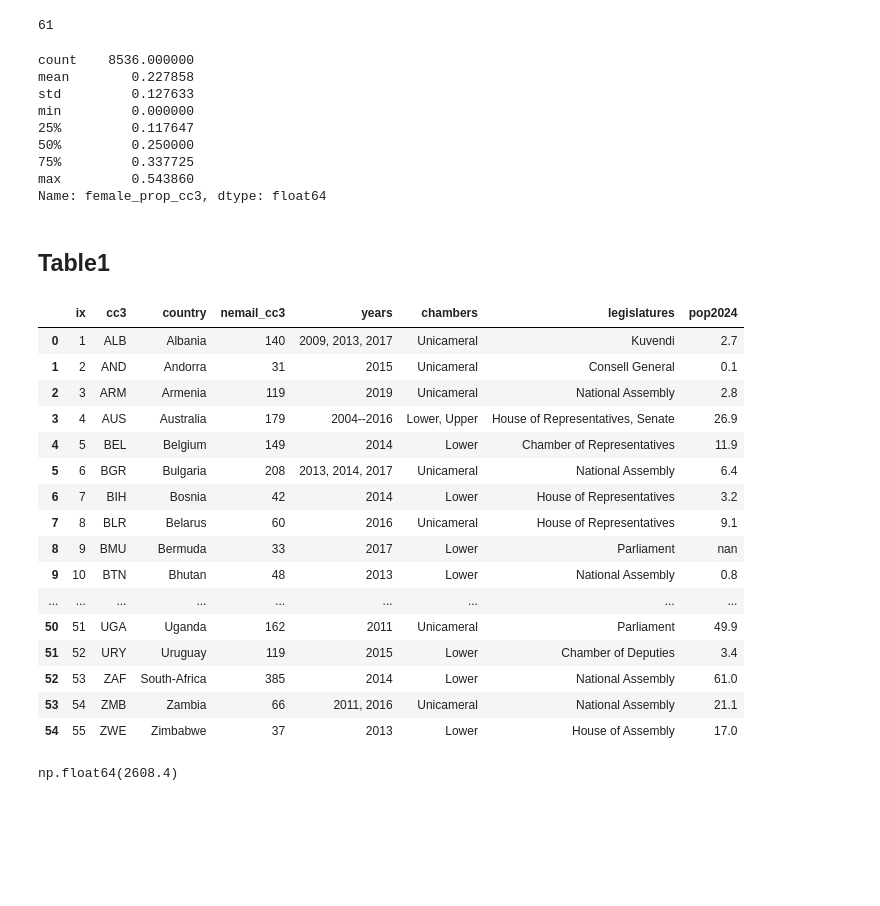
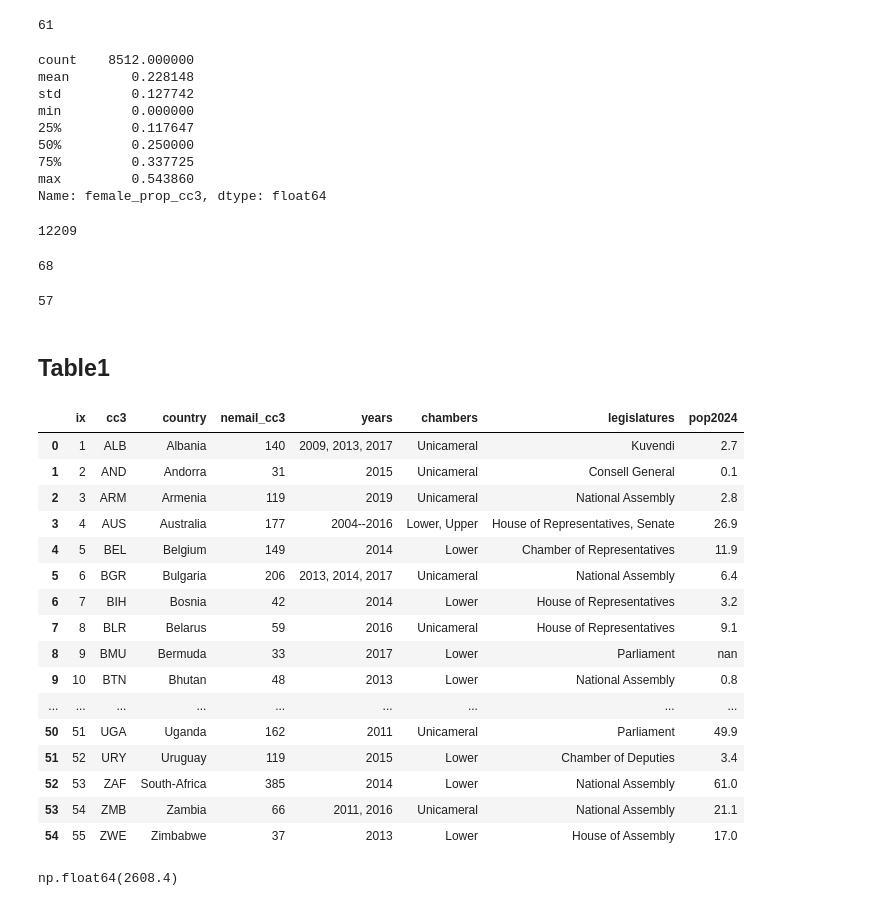
Before and after one commit to themains/pwned_pols, a Jupyter notebook: scripts/06_everypol_summ.ipynb, the cells around one changed output. Drawn from its saved outputs; the diff is of its cells as text; code cells hidden in the pictures; blank space fills up the shorter version.

```diff
--- a/scripts/06_everypol_summ.ipynb
+++ b/scripts/06_everypol_summ.ipynb
@@ -210,56 +273,74 @@ df.groupby(["cc3", "legislature"]).ngroups
 # %% [output]
 61
 # %%
-df["female_prop_cc3"].describe()
+df_ep_emails["female_prop_cc3"].describe()
 # %% [output]
-count    8536.000000
-mean        0.227858
-std         0.127633
+count    8512.000000
+mean        0.228148
+std         0.127742
 min         0.000000
 25%         0.117647
 50%         0.250000
 75%         0.337725
 max         0.543860
 Name: female_prop_cc3, dtype: float64
+# %%
+# total
+df_scraped_emails["email"].nunique() + df_ep_emails["email"].nunique()
+# %% [output]
+12209
+# %%
+# minus denmark and IND LS common
+(
+    df_ep_emails.groupby(["cc3", "legislature"]).ngroups
+    + df_scraped_emails.groupby(["cc3", "legislature"]).ngroups
+    - 2
+)
+# %% [output]
+68
+# %%
+df_ep_emails["cc3"].nunique() + df_scraped_emails["cc3"].nunique() - 2
+# %% [output]
+57
 # %% [markdown]
 ## Table1
 # %%
 df_tab1 = (
-    df.drop_duplicates(["cc3"], ignore_index=True)
+    df_ep_emails.drop_duplicates(["cc3"], ignore_index=True)
     #     .filter(["cc3", "country", "nemail_cc3", "female_prop_cc3", "years", "chambers", "legislatures", "pop2024"])
     #     .assign(female_prop_cc3=lambda df_: (100 * df_["female_prop_cc3"]).round(1).astype(str) + "\\%")
     .filter(
         ["cc3", "country", "nemail_cc3", "years", "chambers", "legislatures", "pop2024"]
     )
     .assign(
         pop2024=lambda df_: (df_["pop2024"].astype(float) / 1_000_000)
         .round(1)
         .apply(str)
     )
     .replace("Bosnia-and-Herzegovina", "Bosnia")
     .replace(
         "House of Commons, National Assembly for Wales, Scottish Parliament",
         "Commons, Senedd, Scottish Parliament",
     )
     .replace("1997, 2001, 2005, 2007, 2010, 2011, 2015, 2016, 2017", "1997--2017")
     .replace("2004, 2007, 2010, 2013, 2016", "2004--2016")
     .replace("2001, 2005, 2007, 2011, 2015", "2001--2015")
     .replace("2004, 2007, 2009, 2012, 2015", "2004--2015")
     .replace("Lower ", "Lower", regex=True)
     .assign(ix=lambda df_: range(1, 1 + len(df_)))
     .reorder_columns(["ix"])
 )
 df_tab1
 # %% [output]
 |  | ix | cc3 | country | nemail_cc3 | years | chambers | legislatures | pop2024 |
 | 0 | 1 | ALB | Albania | 140 | 2009, 2013, 2017 | Unicameral | Kuvendi | 2.7 |
 | 1 | 2 | AND | Andorra | 31 | 2015 | Unicameral | Consell General | 0.1 |
 | 2 | 3 | ARM | Armenia | 119 | 2019 | Unicameral | National Assembly | 2.8 |
-| 3 | 4 | AUS | Australia | 179 | 2004--2016 | Lower, Upper | House of Representatives, Senate | 26.9 |
+| 3 | 4 | AUS | Australia | 177 | 2004--2016 | Lower, Upper | House of Representatives, Senate | 26.9 |
 | 4 | 5 | BEL | Belgium | 149 | 2014 | Lower | Chamber of Representatives | 11.9 |
-| 5 | 6 | BGR | Bulgaria | 208 | 2013, 2014, 2017 | Unicameral | National Assembly | 6.4 |
+| 5 | 6 | BGR | Bulgaria | 206 | 2013, 2014, 2017 | Unicameral | National Assembly | 6.4 |
 | 6 | 7 | BIH | Bosnia | 42 | 2014 | Lower | House of Representatives | 3.2 |
-| 7 | 8 | BLR | Belarus | 60 | 2016 | Unicameral | House of Representatives | 9.1 |
+| 7 | 8 | BLR | Belarus | 59 | 2016 | Unicameral | House of Representatives | 9.1 |
 | 8 | 9 | BMU | Bermuda | 33 | 2017 | Lower | Parliament | nan |
 | 9 | 10 | BTN | Bhutan | 48 | 2013 | Lower | National Assembly | 0.8 |
 | ... | ... | ... | ... | ... | ... | ... | ... | ... |
```
Also changed, not shown: parts of 51 cells of this notebook.
